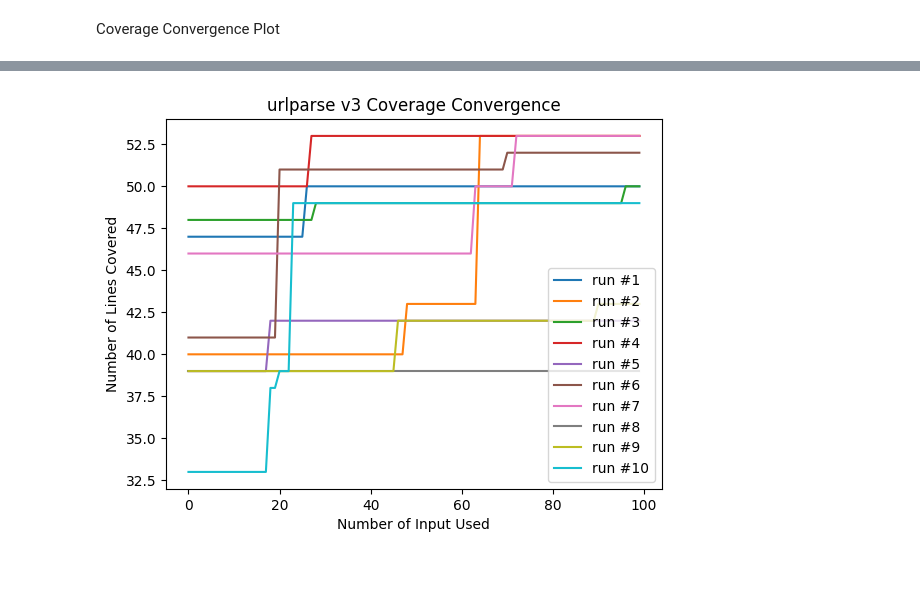
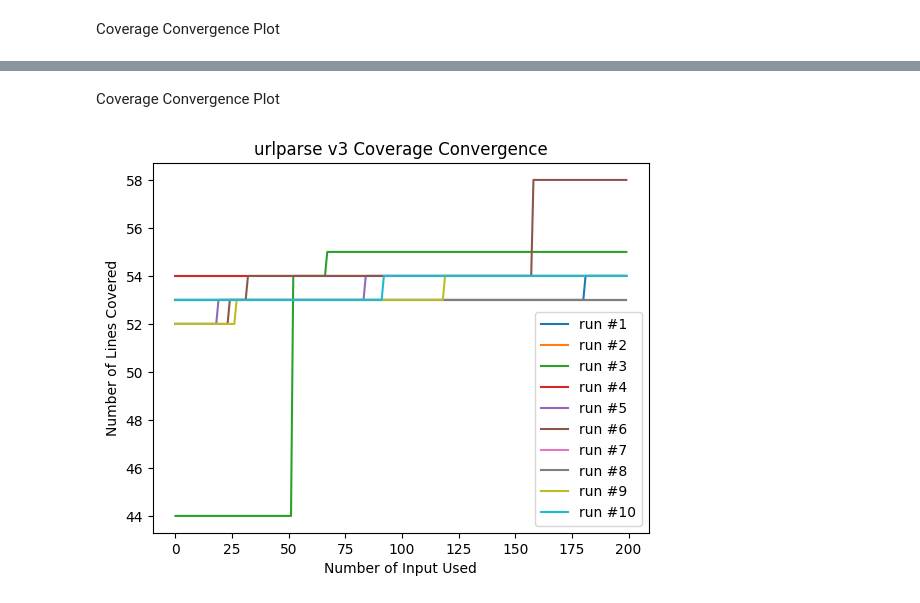
Before and after one commit to seifashraf1/HIV_2024_TP2, a Jupyter notebook: getting_started.ipynb, the cells around one changed output, grey strips where cells are left out. Saved outputs shown, nothing was run; the diff lists cells and outputs as text; code cells hidden in the pictures; blank space fills up the shorter version.

```diff
--- a/getting_started.ipynb
+++ b/getting_started.ipynb
@@ -329,0 +406,3 @@ Coverage Convergence Plot
+# %%
+for i in range(10):
+    plot_coverage(test_html_parser_v2(HTMLParser().feed), 500, 'HTML Parser v2 Coverage Convergence', i)
@@ -329,0 +413,14 @@ Coverage Convergence Plot
+# %%
+def test_html_parser_v3(test_module):
+    executor = AbstractExecutor(test_module)
+    powerschedule = UrlSchedule()
+
+    seeds = [AbstractSeed("<html><head><title>Test</title></head>"), AbstractSeed("<body><h1>Parse me!</h1></body></html>")]
+    fuzzer_no_ps = HtmlFuzzer(executor, seeds)
+    seeds_data = fuzzer_no_ps.run_fuzzer(budget=500)
+    update_seeds(seeds, seeds_data)
+
+    fuzzer = HtmlFuzzer(executor, seeds, powerschedule)
+    output = fuzzer.run_fuzzer(budget=500)
+    assert output is not None
+    return output
@@ -329,0 +429,3 @@ Coverage Convergence Plot
+# %%
+for i in range(10):
+    plot_coverage(test_html_parser_v3(HTMLParser().feed), 500, 'HTML Parser v3 Coverage Convergence', i)
@@ -330,5 +434,21 @@ Coverage Convergence Plot
+# %%
+def test_url_decode_v3(test_module):
+    executor = AbstractExecutor(test_module)
+    powerschedule = UrlSchedule()
+
+    seeds = [AbstractSeed("www.google.com"), AbstractSeed("www.polymtl.ca"), AbstractSeed("www.github.com"), AbstractSeed("www.facebook.com"), AbstractSeed("www.twitter.com"), AbstractSeed("www.instagram.com"), AbstractSeed("www.linkedin.com"), AbstractSeed("www.reddit.com"), AbstractSeed("www.youtube.com"), AbstractSeed("www.wikipedia.org")]
+    fuzzer_no_ps = UrlFuzzer(executor, seeds)
+    seeds_data = fuzzer_no_ps.run_fuzzer(budget=200)
+    update_seeds(seeds, seeds_data)
+
+    fuzzer = UrlFuzzer(executor, seeds, powerschedule)
+    output = fuzzer.run_fuzzer(budget=200)
+    assert output is not None
+    return output
+# %% [markdown]
+Coverage Convergence Plot
 # %%
 for i in range(10):
-    plot_coverage(test_url_decode_v3(urlparse), 'urlparse v3 Coverage Convergence', i)
+    plot_coverage(test_url_decode_v3(urlparse), 200, 'urlparse v3 Coverage Convergence', i)
 # %% [output]
-[figure, old version]
+[figure, new version]
```
Also changed, not shown: parts of 28 cells of this notebook, 1 other file.
